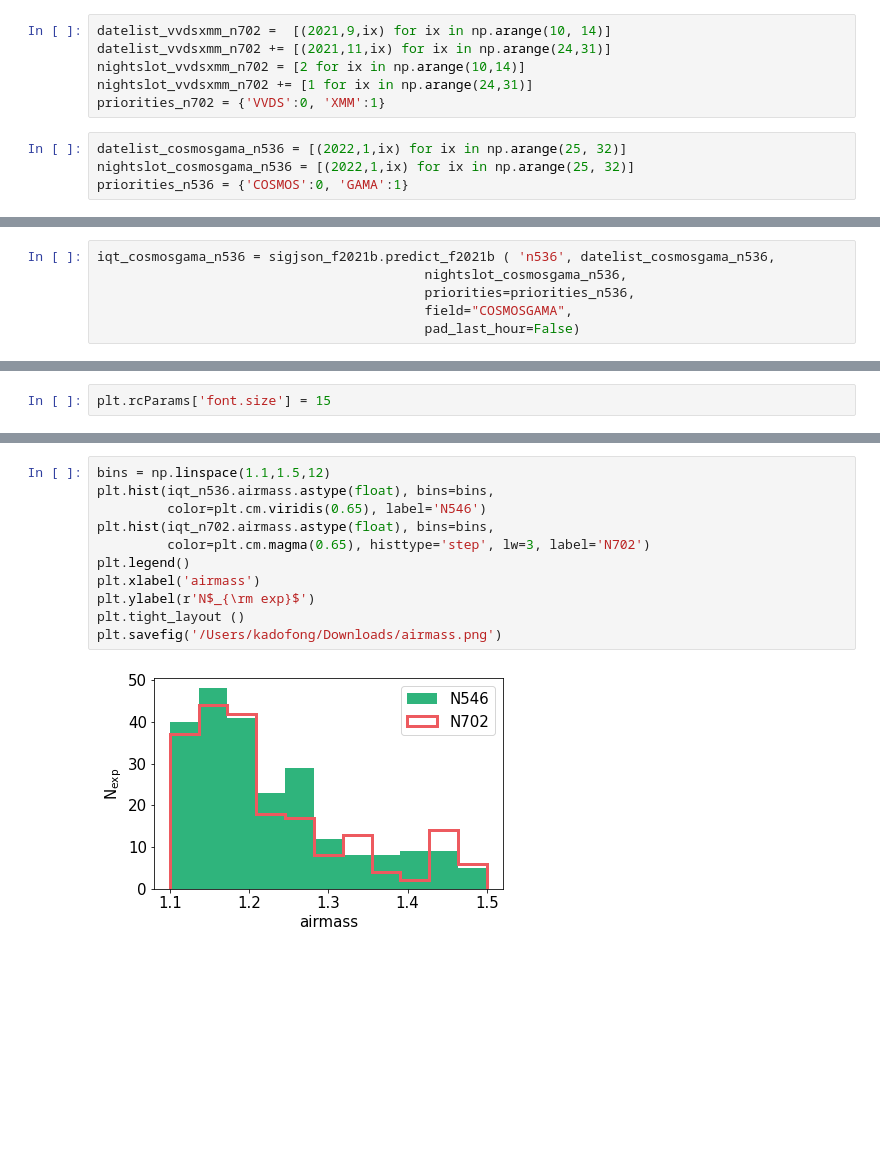
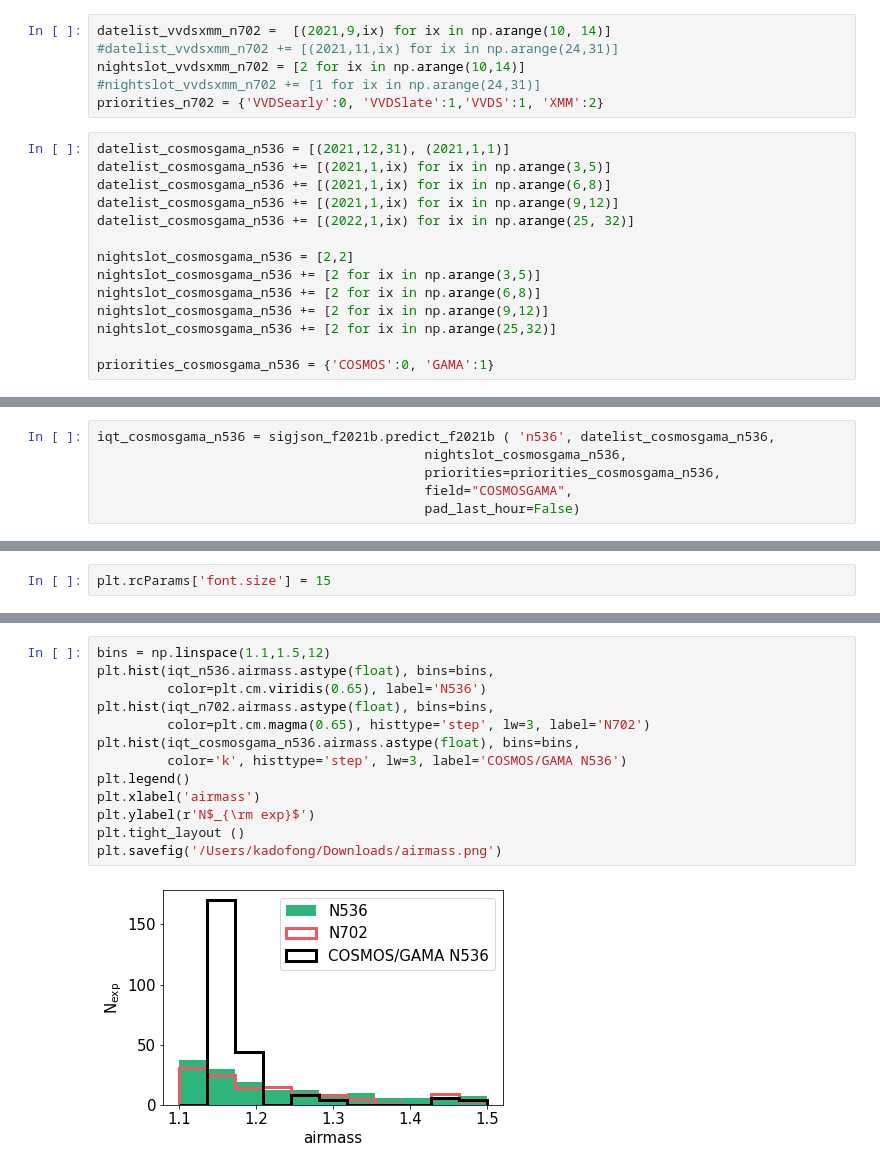
Before and after one commit to MerianSurvey/skipper, a Jupyter notebook: notebooks/Predict2021B.ipynb, the cells around one changed output, grey strips where cells are left out. Saved outputs shown, nothing was run; the diff lists cells and outputs as text; blank space fills up the shorter version.

Commit message:
update with 2021B nights

```diff
--- a/notebooks/Predict2021B.ipynb
+++ b/notebooks/Predict2021B.ipynb
@@ -23,13 +27,23 @@ priorities_n536 = {'VVDS':0, 'XMM':1}
 # %%
 datelist_vvdsxmm_n702 =  [(2021,9,ix) for ix in np.arange(10, 14)]
-datelist_vvdsxmm_n702 += [(2021,11,ix) for ix in np.arange(24,31)]
+#datelist_vvdsxmm_n702 += [(2021,11,ix) for ix in np.arange(24,31)]
 nightslot_vvdsxmm_n702 = [2 for ix in np.arange(10,14)]
-nightslot_vvdsxmm_n702 += [1 for ix in np.arange(24,31)]
-priorities_n702 = {'VVDS':0, 'XMM':1}
+#nightslot_vvdsxmm_n702 += [1 for ix in np.arange(24,31)]
+priorities_n702 = {'VVDSearly':0, 'VVDSlate':1,'VVDS':1, 'XMM':2}
-# %%
-datelist_cosmosgama_n536 = [(2022,1,ix) for ix in np.arange(25, 32)]
-nightslot_cosmosgama_n536 = [(2022,1,ix) for ix in np.arange(25, 32)]
-priorities_n536 = {'COSMOS':0, 'GAMA':1}
+# %%
+datelist_cosmosgama_n536 = [(2021,12,31), (2021,1,1)]
+datelist_cosmosgama_n536 += [(2021,1,ix) for ix in np.arange(3,5)]
+datelist_cosmosgama_n536 += [(2021,1,ix) for ix in np.arange(6,8)]
+datelist_cosmosgama_n536 += [(2021,1,ix) for ix in np.arange(9,12)]
+datelist_cosmosgama_n536 += [(2022,1,ix) for ix in np.arange(25, 32)]
+
+nightslot_cosmosgama_n536 = [2,2]
+nightslot_cosmosgama_n536 += [2 for ix in np.arange(3,5)]
+nightslot_cosmosgama_n536 += [2 for ix in np.arange(6,8)]
+nightslot_cosmosgama_n536 += [2 for ix in np.arange(9,12)]
+nightslot_cosmosgama_n536 += [2 for ix in np.arange(25,32)]
+
+priorities_cosmosgama_n536 = {'COSMOS':0, 'GAMA':1}
 # %%
 print(f'{len(datelist_vvdsxmm_n536)} half-nights in VVDS/XMM N536')
 print(f'{len(datelist_vvdsxmm_n702)} half-nights in VVDS/XMM N702')
@@ -190,7 +127,7 @@ Minimum airmass available: 1.352584162848245
 # %%
 iqt_cosmosgama_n536 = sigjson_f2021b.predict_f2021b ( 'n536', datelist_cosmosgama_n536,
                                           nightslot_cosmosgama_n536,
-                                          priorities=priorities_n536,
+                                          priorities=priorities_cosmosgama_n536,
                                           field="COSMOSGAMA",
                                           pad_last_hour=False)
 # %% [output]
@@ -337,13 +270,15 @@ plt.tight_layout ()
 # %%
 bins = np.linspace(1.1,1.5,12)
 plt.hist(iqt_n536.airmass.astype(float), bins=bins,
-         color=plt.cm.viridis(0.65), label='N546')
+         color=plt.cm.viridis(0.65), label='N536')
 plt.hist(iqt_n702.airmass.astype(float), bins=bins,
          color=plt.cm.magma(0.65), histtype='step', lw=3, label='N702')
+plt.hist(iqt_cosmosgama_n536.airmass.astype(float), bins=bins,
+         color='k', histtype='step', lw=3, label='COSMOS/GAMA N536')
 plt.legend()
 plt.xlabel('airmass')
 plt.ylabel(r'N$_{\rm exp}$')
 plt.tight_layout ()
 plt.savefig('/Users/kadofong/Downloads/airmass.png')
 # %% [output]
-[figure, old version]
+[figure, new version]
```
Also changed, not shown: parts of 14 cells of this notebook.
